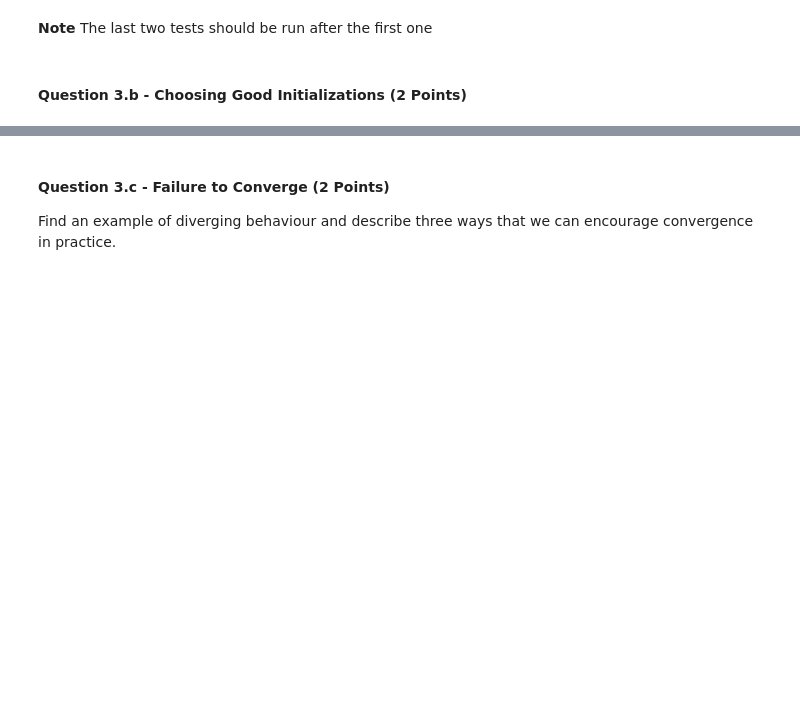
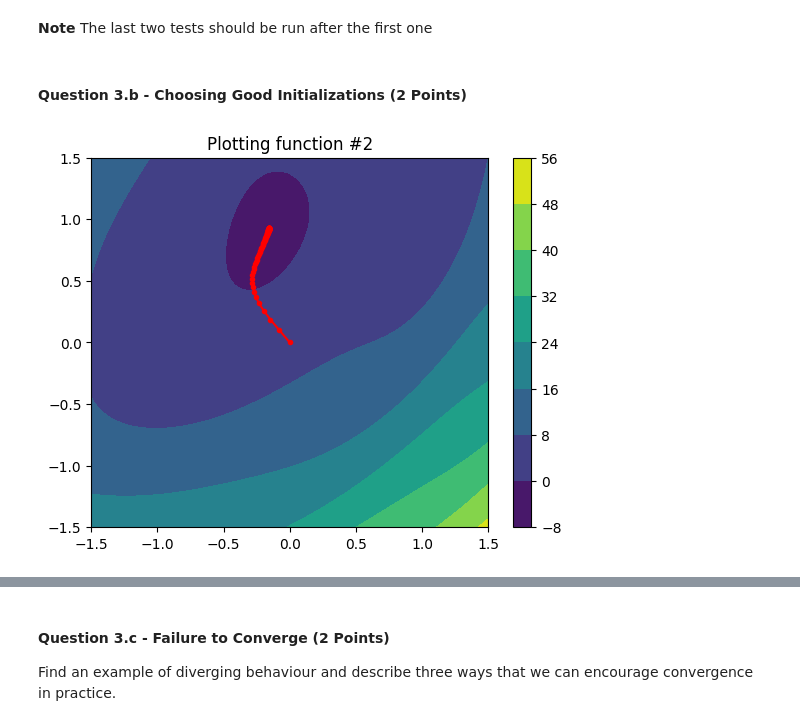
Before and after one commit to Devesh251298/Differentiation_and_Optimisation_dj422, a Jupyter notebook: mml_cw_1.ipynb, the cells around one changed output, grey strips where cells are left out. Drawn from its saved outputs; the diff is of its cells as text; code cells hidden in the pictures; blank space fills up the shorter version.

````diff
--- a/mml_cw_1.ipynb
+++ b/mml_cw_1.ipynb
@@ -105,8 +114,15 @@ def grad_fd(fn, x, delta=1e-5):
     Returns: Approximated gradient at point x, in shape (1, 2)
     """
     # YOUR CODE HERE
-    ...
-    dfdx = ...
+    fx_delta1 = fn(x+delta*np.asarray([[1],[0]]))
+    fx_delta2 = fn(x+delta*np.asarray([[0],[1]]))
+    fx = fn(x)
+
+    df1 = (fx_delta1-fx)/delta
+    df2 = (fx_delta2-fx)/delta
+
+    dfdx = np.asarray([df1,df2])
+
     return dfdx
 # %%
 grader.check("2.a Method of Finite Differences")
@@ -130,7 +153,7 @@ grader.check("Q2.b.i Gradients of the Functions - f1")
 def f2_grad_exact(x):
     """ Return gradient of f2, exactly derived by hand """
     # YOUR ANSWER HERE
-    gradient = ...
+    gradient = [grad_fd(f2, x, delta=1e-5)]
     return gradient
 # %%
 grader.check("Q2.b.ii Gradients of the Functions - f2")
@@ -188,7 +219,7 @@ def plot_grad_descent(fn, fn_grad, gradient_descent_fn, xrange=(-1, 1), yrange=(
 #### Question 3.a - Implementing Gradient Descent (4 Points)
 Complete the ```gradient_descent``` function below.
 # %%
-def gradient_descent(fn, grad_fn, start_x=4.0, start_y=4.0, lr=0.001, n_steps=50, silent=False):
+def gradient_descent(fn, grad_fn, start_x=3.0, start_y=3.0, lr=0.001, n_steps=10, silent=False):
     """ Function that performs gradient descent.
 
     Inputs:
@@ -207,13 +238,17 @@ def gradient_descent(fn, grad_fn, start_x=4.0, start_y=4.0, lr=0.001, n_steps=50
 
     start_loc = np.array([[start_x], [start_y]])
     trajectory = [start_loc]
+    epoch = 0
+    while epoch<n_steps:
+        start_loc = start_loc - lr*np.asarray([[grad_fn(start_loc)[0][0]],[grad_fn(start_loc)[0][1]]])
+        trajectory.append(start_loc)
+        epoch+=1
 
-    ...
+    found_minimum_loc = start_loc
+    found_minimum_value = fn(start_loc)
+    if not silent:
+        print(f"Gradient descent found minimum value {found_minimum_value:.2f} at {found_minimum_loc.T}^T")
 
-    found_minimum_loc = ...
-    found_minimum_value = ...
-    # if not silent:
-    #     print(f"Gradient descent found minimum value {found_minimum_value:.2f} at {found_minimum_loc.T}^T")
     return trajectory, found_minimum_loc, found_minimum_value
 # %%
 # Here we'll use the plotting function and specify custom starting points and plotting ranges
@@ -230,14 +268,16 @@ grader.check("Gradient Descent")
 # %%
 # Here we'll use the plotting function and specify custom starting points and plotting ranges
 # For F2
-f2_start_x = ...
-f2_start_y = ...
-f2_lr = ...
-f2_n_steps = ...
+f2_start_x = 0
+f2_start_y = 0
+f2_lr = 0.01
+f2_n_steps = 100
 
 plot_grad_descent(f2, f2_grad_exact, gradient_descent,
                   xrange=(-1.5, 1.5), yrange=(-1.5, 1.5),
                   start_x=f2_start_x, start_y=f2_start_y, lr=f2_lr, n_steps=f2_n_steps, silent=True
 )
+# %% [output]
+[figure, added]
 # %%
 # For F3
````
Also changed, not shown: parts of 19 cells of this notebook, 1 other file.
